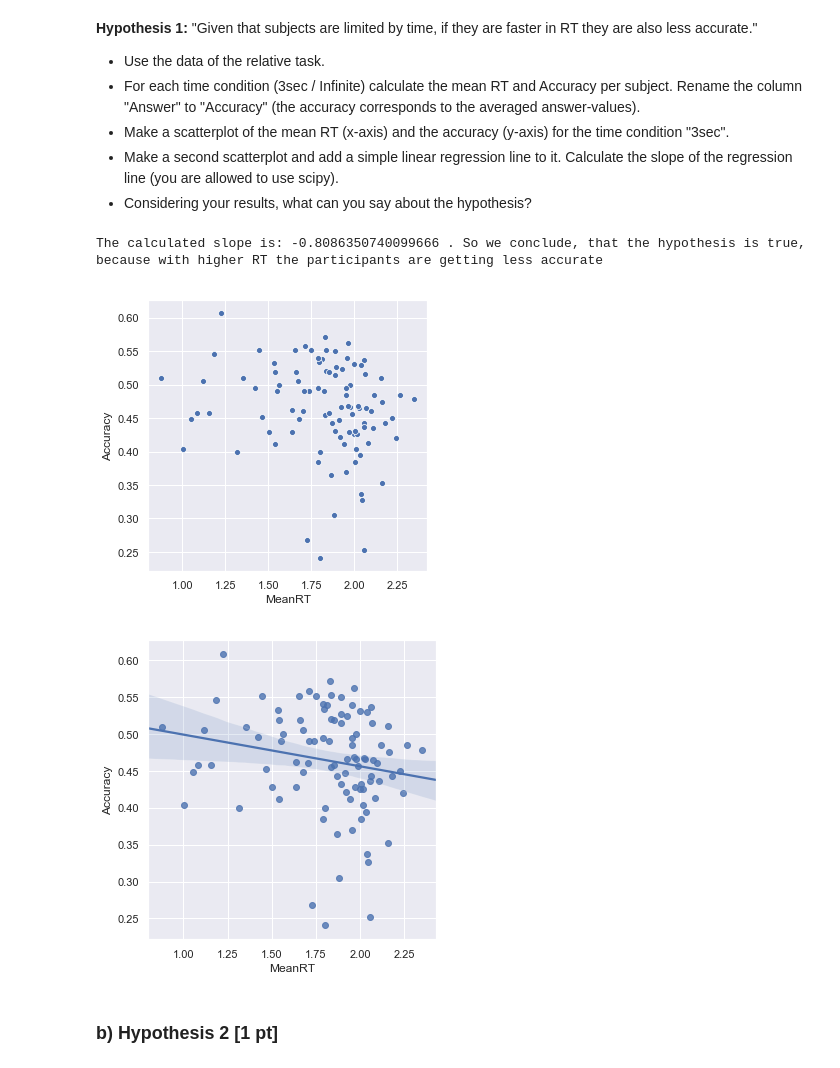
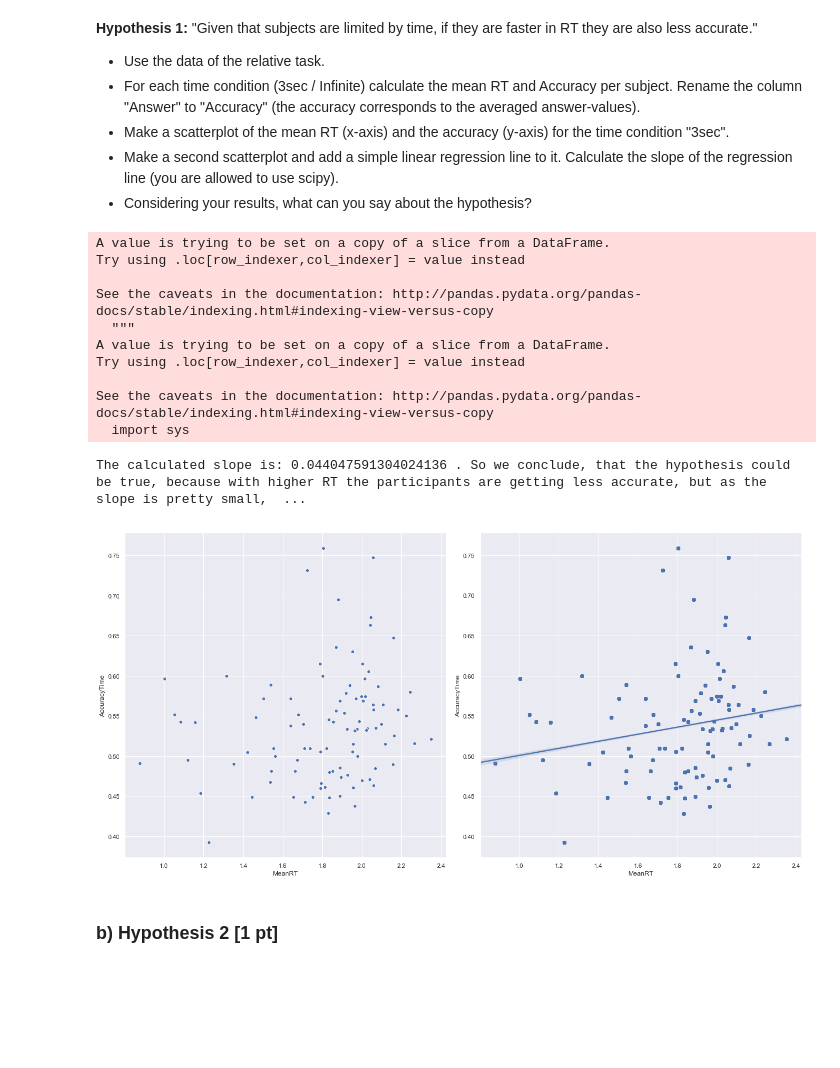
Before and after one commit to NBP-ACC/week-5-acc_11, a Jupyter notebook: sheet03_Viki.ipynb, the cells around one changed output. Saved outputs shown, nothing was run; the diff lists cells and outputs as text; code cells hidden in the pictures; blank space fills up the shorter version.

```diff
--- a/sheet03_Viki.ipynb
+++ b/sheet03_Viki.ipynb
@@ -64,7 +64,8 @@ clean_data = data.dropna()
 #calculate dropped lines
 print((len(data)-len(clean_data)),"rows were remowed left,while cleaning the dataframe of all NAN s")
 #convert Answers into bool's
-clean_data['Answer'] = (clean_data['Answer'] == 'wrong').astype(int)
 print(clean_data.head())
+clean_data['Answer'] = (clean_data['Answer'] != 'wrong').astype(int)
+print(clean_data.head())
 # %% [output]
 1301 rows were remowed left,while cleaning the dataframe of all NAN s
@@ -180,33 +187,41 @@ Even after the removal of outliers, the data of the realtive- and the pointing-t
 - Make a second scatterplot and add a simple linear regression line to it. Calculate the slope of the regression line (you are allowed to use scipy).
 - Considering your results, what can you say about the hypothesis?
 # %%
-hyp_1 = pd.DataFrame()
+#use data from relative task and add new columns to it
+hyp_1 = normalized_data
+
 #get the mean Reactiontimes of similar Subject and Time
-hyp_1['MeanRT'] = normalized_data.groupby(['Time','Subject'])['ReactionTime'].mean()
-
-#get the mean Answers of similar Subject and Time
-hyp_1['Accuracy'] = normalized_data.groupby(['Time','Subject'])['Answer'].mean()
-hyp_1 = hyp_1.reset_index()
+hyp_1['MeanRT'] = hyp_1.groupby(['Time','Subject'])['ReactionTime'].transform('mean')
+#get the mean Answers of same Subject and Time
+hyp_1['AccuracyTime'] = hyp_1.groupby(['Time','Subject'])['Answer'].transform('mean')
 
 #masking the time = 3sec
 specific_time=  hyp_1['Time']=="3sec"
 specific_time = hyp_1[specific_time]
 
 #plotting
-fig, ax = plt.subplots(figsize=(5,5))
-sns.scatterplot(data = specific_time, y = 'Accuracy',x='MeanRT')
-fig, ax = plt.subplots(figsize=(5,5))
-sns.regplot(data = specific_time, y = 'Accuracy',x='MeanRT')
+fig, ax = plt.subplots(figsize=(18,9),ncols=2)
+sns.scatterplot(data = specific_time, y = 'AccuracyTime',x='MeanRT', ax= ax[0])
+sns.regplot(data = specific_time, y = 'AccuracyTime',x='MeanRT',ax=ax[1])
 
-#sns.scatterplot(data = specific_time, y = 'Accuracy',x='MeanRT')#,ax=axes[0])
 fig.tight_layout()
 # get the slope with scipy
-slope, intercept, r_value, p_value, std_err = stats.linregress(specific_time['Accuracy'],specific_time['MeanRT'])
-print("The calculated slope is:" ,slope,". So we conclude, that the hypothesis is true, because with higher RT the participants are getting less accurate")
+slope, intercept, r_value, p_value, std_err = stats.linregress(specific_time['MeanRT'],specific_time['AccuracyTime'])
+
+print("The calculated slope is:" ,slope,". So we conclude, that the hypothesis could be true, because with higher RT the participants are getting less accurate, but as the slope is pretty small, the  linear regression is not a clear evidence for that.")
 # %% [output]
-The calculated slope is: -0.8086350740099666 . So we conclude, that the hypothesis is true, because with higher RT the participants are getting less accurate
+A value is trying to be set on a copy of a slice from a DataFrame.
+Try using .loc[row_indexer,col_indexer] = value instead
+
+See the caveats in the documentation: http://pandas.pydata.org/pandas-docs/stable/indexing.html#indexing-view-versus-copy
+  """
+A value is trying to be set on a copy of a slice from a DataFrame.
+Try using .loc[row_indexer,col_indexer] = value instead
+
+See the caveats in the documentation: http://pandas.pydata.org/pandas-docs/stable/indexing.html#indexing-view-versus-copy
+  import sys
+The calculated slope is: 0.044047591304024136 . So we conclude, that the hypothesis could be true, because with higher RT the participants are getting less accurate, but as the slope is pretty small,  ...
-[figure, old version]
+[figure, new version]
-[figure, removed]
 # %% [markdown]
 ### b) Hypothesis 2 [1 pt]
 # %% [markdown]
```
Also changed, not shown: parts of 4 cells of this notebook.
